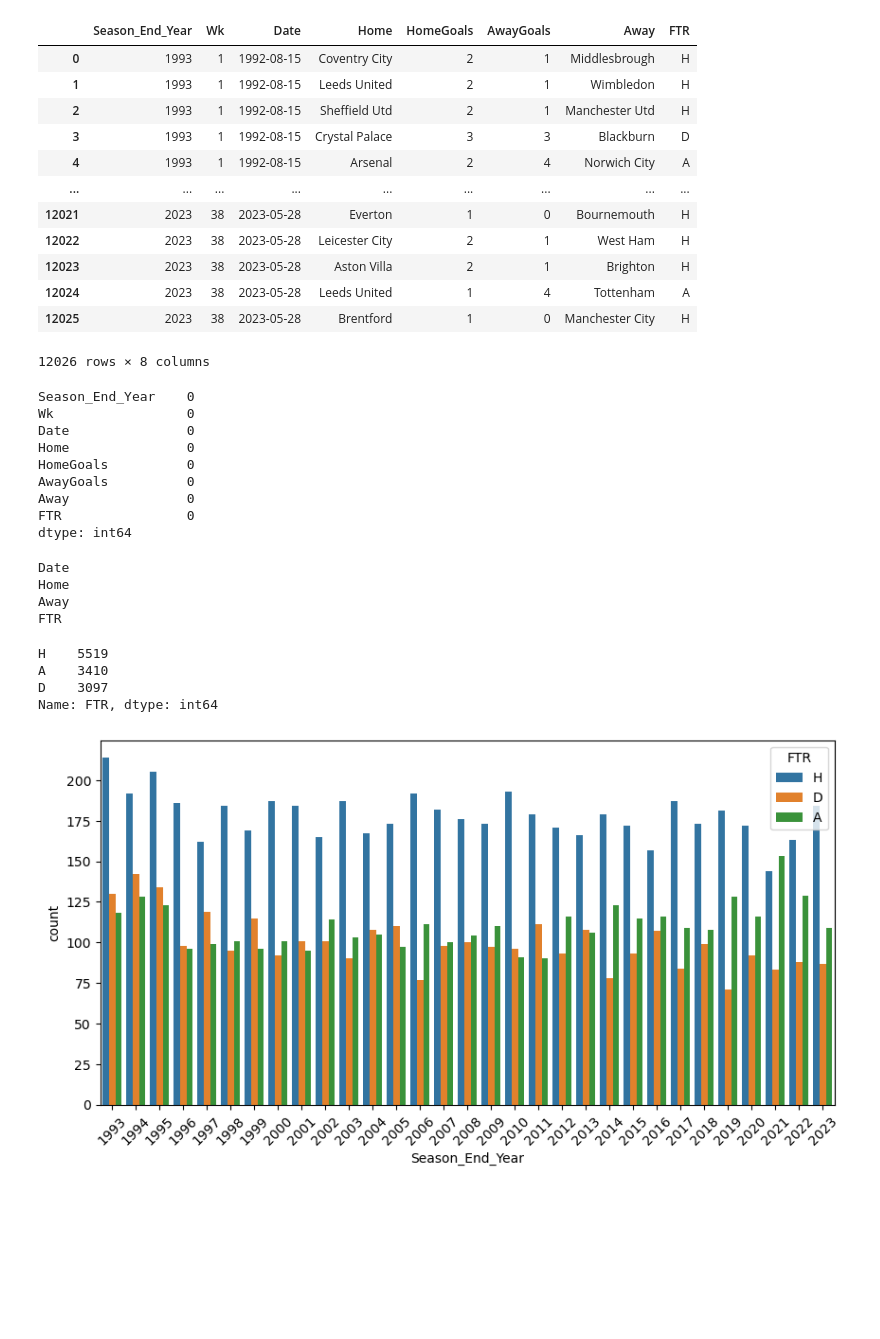
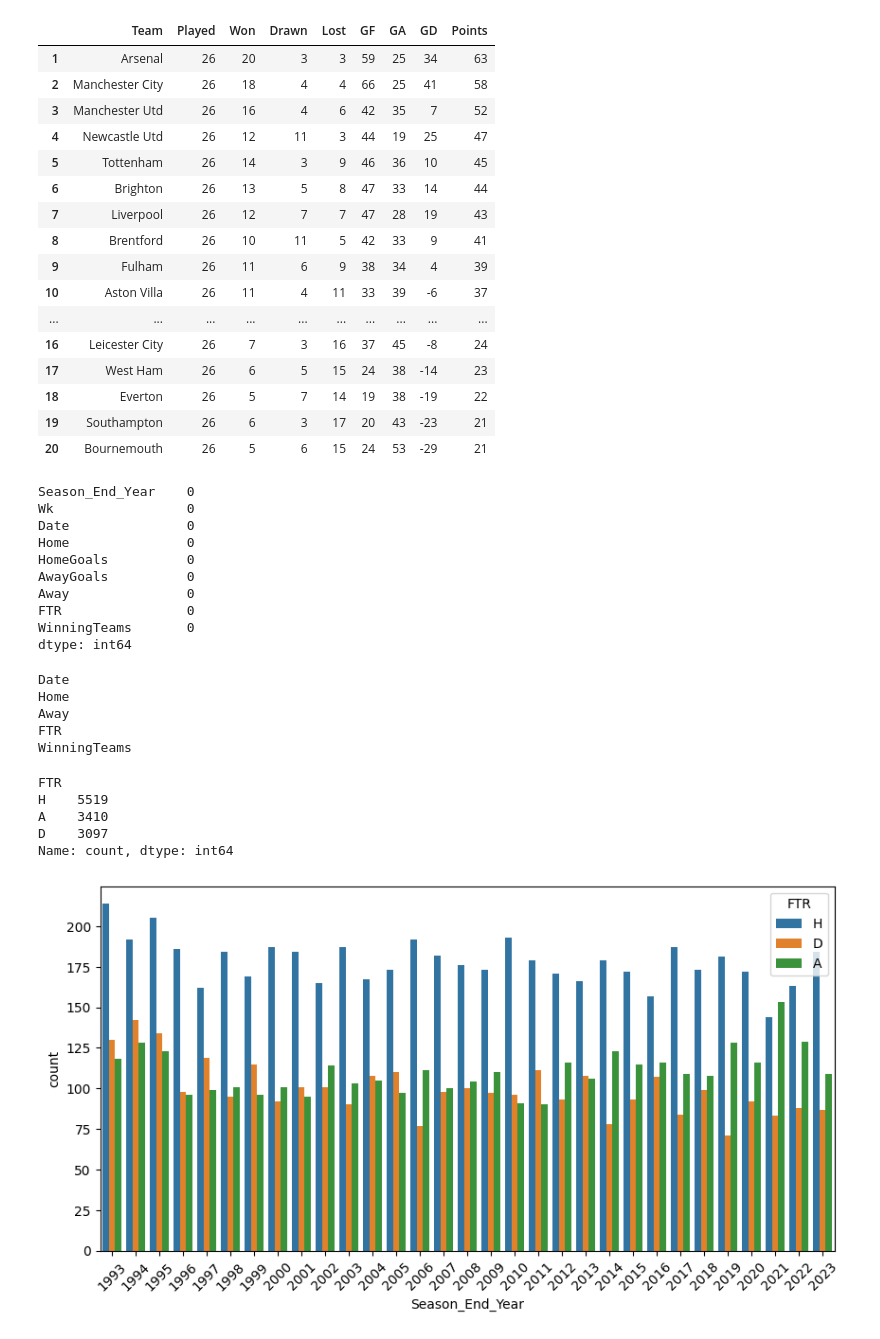
Before and after one commit to ssowrira/epl-data-analysis, a Jupyter notebook: epl.ipynb, the cells around one changed output. Drawn from its saved outputs; the diff is of its cells as text; code cells hidden in the pictures; blank space fills up the shorter version.

```diff
--- a/epl.ipynb
+++ b/epl.ipynb
@@ -6,20 +7,24 @@ import seaborn as sns
-# %%
-data = pd.read_csv('/Users/jitthenkumarr/Documents/DS/Project K/premier-league-matches.csv')
-data
-# %% [output]
-|  | Season_End_Year | Wk | Date | Home | HomeGoals | AwayGoals | Away | FTR |
-| 0 | 1993 | 1 | 1992-08-15 | Coventry City | 2 | 1 | Middlesbrough | H |
-| 1 | 1993 | 1 | 1992-08-15 | Leeds United | 2 | 1 | Wimbledon | H |
-| 2 | 1993 | 1 | 1992-08-15 | Sheffield Utd | 2 | 1 | Manchester Utd | H |
-| 3 | 1993 | 1 | 1992-08-15 | Crystal Palace | 3 | 3 | Blackburn | D |
-| 4 | 1993 | 1 | 1992-08-15 | Arsenal | 2 | 4 | Norwich City | A |
-| ... | ... | ... | ... | ... | ... | ... | ... | ... |
-| 12021 | 2023 | 38 | 2023-05-28 | Everton | 1 | 0 | Bournemouth | H |
-| 12022 | 2023 | 38 | 2023-05-28 | Leicester City | 2 | 1 | West Ham | H |
-| 12023 | 2023 | 38 | 2023-05-28 | Aston Villa | 2 | 1 | Brighton | H |
-| 12024 | 2023 | 38 | 2023-05-28 | Leeds United | 1 | 4 | Tottenham | A |
-| 12025 | 2023 | 38 | 2023-05-28 | Brentford | 1 | 0 | Manchester City | H |
-12026 rows × 8 columns
+# %%
+data = processing.get_data()
+processing.getTable(2023)
+# %% [output]
+|  | Team | Played | Won | Drawn | Lost | GF | GA | GD | Points |
+| 1 | Arsenal | 26 | 20 | 3 | 3 | 59 | 25 | 34 | 63 |
+| 2 | Manchester City | 26 | 18 | 4 | 4 | 66 | 25 | 41 | 58 |
+| 3 | Manchester Utd | 26 | 16 | 4 | 6 | 42 | 35 | 7 | 52 |
+| 4 | Newcastle Utd | 26 | 12 | 11 | 3 | 44 | 19 | 25 | 47 |
+| 5 | Tottenham | 26 | 14 | 3 | 9 | 46 | 36 | 10 | 45 |
+| 6 | Brighton | 26 | 13 | 5 | 8 | 47 | 33 | 14 | 44 |
+| 7 | Liverpool | 26 | 12 | 7 | 7 | 47 | 28 | 19 | 43 |
+| 8 | Brentford | 26 | 10 | 11 | 5 | 42 | 33 | 9 | 41 |
+| 9 | Fulham | 26 | 11 | 6 | 9 | 38 | 34 | 4 | 39 |
+| 10 | Aston Villa | 26 | 11 | 4 | 11 | 33 | 39 | -6 | 37 |
+| ... | ... | ... | ... | ... | ... | ... | ... | ... | ... |
+| 16 | Leicester City | 26 | 7 | 3 | 16 | 37 | 45 | -8 | 24 |
+| 17 | West Ham | 26 | 6 | 5 | 15 | 24 | 38 | -14 | 23 |
+| 18 | Everton | 26 | 5 | 7 | 14 | 19 | 38 | -19 | 22 |
+| 19 | Southampton | 26 | 6 | 3 | 17 | 20 | 43 | -23 | 21 |
+| 20 | Bournemouth | 26 | 5 | 6 | 15 | 24 | 53 | -29 | 21 |
 # %%
 data.isna().sum()
 # %% [output]
@@ -31,6 +36,7 @@ HomeGoals          0
 AwayGoals          0
 Away               0
 FTR                0
+WinningTeams       0
 dtype: int64
 # %%
 for col in data.columns:
@@ -41,13 +47,15 @@ Date
 Home
 Away
 FTR
+WinningTeams
 # %%
 data['FTR'].value_counts()
 # %% [output]
+FTR
 H    5519
 A    3410
 D    3097
-Name: FTR, dtype: int64
+Name: count, dtype: int64
 # %%
 plt.figure(figsize=(10,5))
 sns.countplot(x= data['Season_End_Year'],hue=data['FTR'])
```
Also changed, not shown: parts of 6 cells of this notebook, 2 other files.
